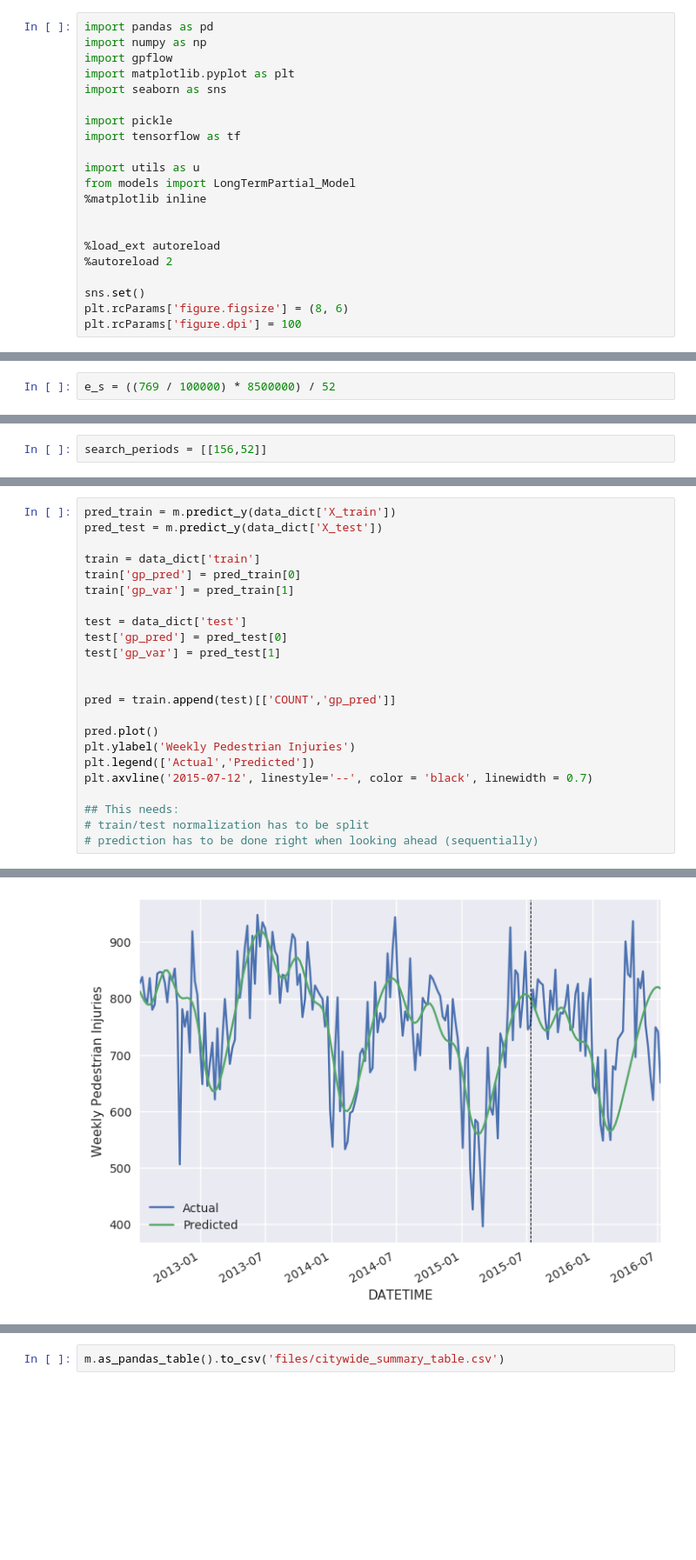
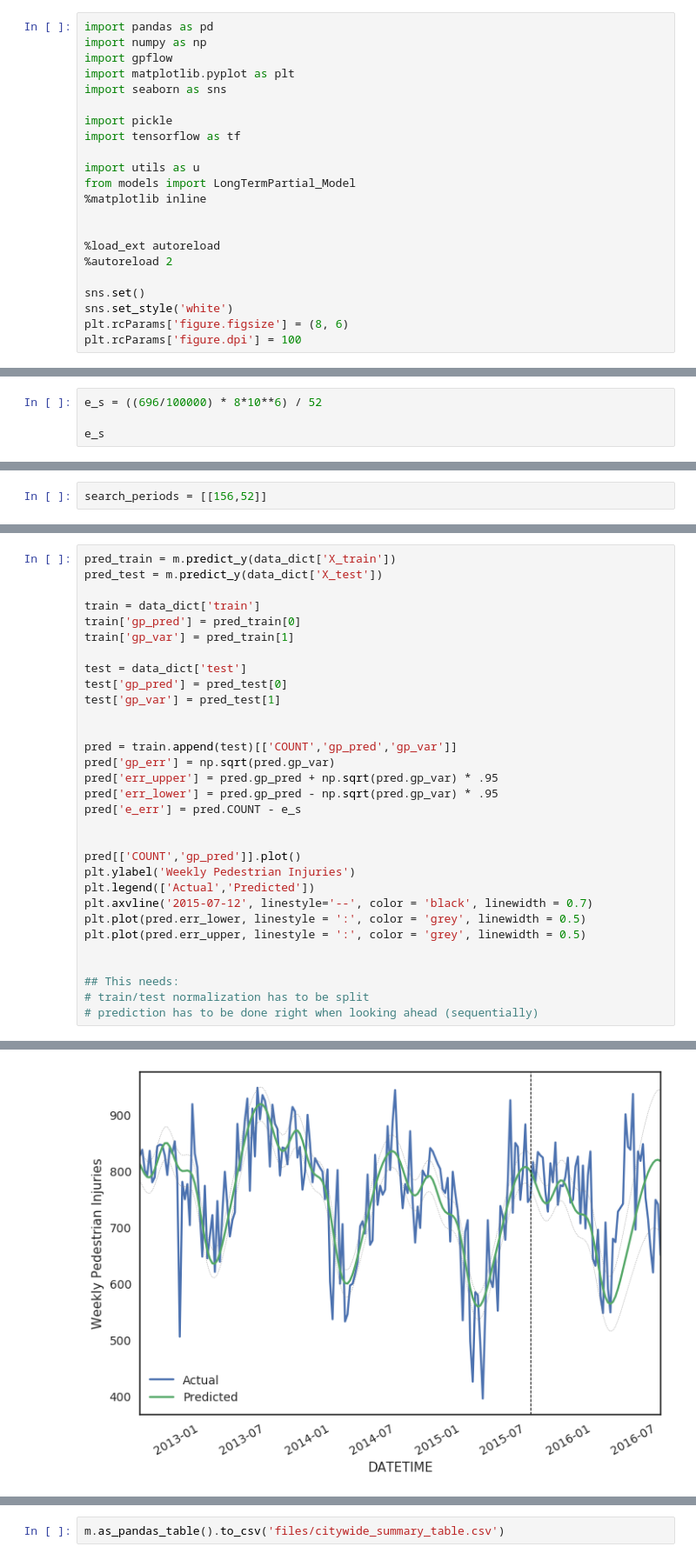
Before and after one commit to sar2160/GP, a Jupyter notebook: Model_Fit-Whole City-Partials.ipynb, the cells around one changed output, grey strips where cells are left out. Shown: that part at 87% size. Drawn from its saved outputs; the diff is of its cells as text; blank space fills up the shorter version.

```diff
--- a/Model_Fit-Whole City-Partials.ipynb
+++ b/Model_Fit-Whole City-Partials.ipynb
@@ -17,6 +17,7 @@ from models import LongTermPartial_Model
 %autoreload 2
 
 sns.set()
+sns.set_style('white')
 plt.rcParams['figure.figsize'] = (8, 6)
 plt.rcParams['figure.dpi'] = 100
 # %% [output]
@@ -34,4 +35,6 @@ data.COUNT = data.COUNT.astype(float)
 
 #data = data[data.BoroName == 'Manhattan']
 # %%
-e_s = ((769 / 100000) * 8500000) / 52
+e_s = ((696/100000) * 8*10**6) / 52
+
+e_s
@@ -112,12 +127,20 @@ test['gp_pred'] = pred_test[0]
 test['gp_var'] = pred_test[1]
 
 
-pred = train.append(test)[['COUNT','gp_pred']]
+pred = train.append(test)[['COUNT','gp_pred','gp_var']]
+pred['gp_err'] = np.sqrt(pred.gp_var)
+pred['err_upper'] = pred.gp_pred + np.sqrt(pred.gp_var) * .95
+pred['err_lower'] = pred.gp_pred - np.sqrt(pred.gp_var) * .95
+pred['e_err'] = pred.COUNT - e_s
 
-pred.plot()
+
+pred[['COUNT','gp_pred']].plot()
 plt.ylabel('Weekly Pedestrian Injuries')
 plt.legend(['Actual','Predicted'])
 plt.axvline('2015-07-12', linestyle='--', color = 'black', linewidth = 0.7)
+plt.plot(pred.err_lower, linestyle = ':', color = 'grey', linewidth = 0.5)
+plt.plot(pred.err_upper, linestyle = ':', color = 'grey', linewidth = 0.5)
+
 
 ## This needs:
 # train/test normalization has to be split
@@ -127 +150 @@ plt.axvline('2015-07-12', linestyle='--', color = 'black', linewidth = 0.7)
-[figure, old version]
+[figure, new version]
```
Also changed, not shown: parts of 11 cells of this notebook, 6 other files.
